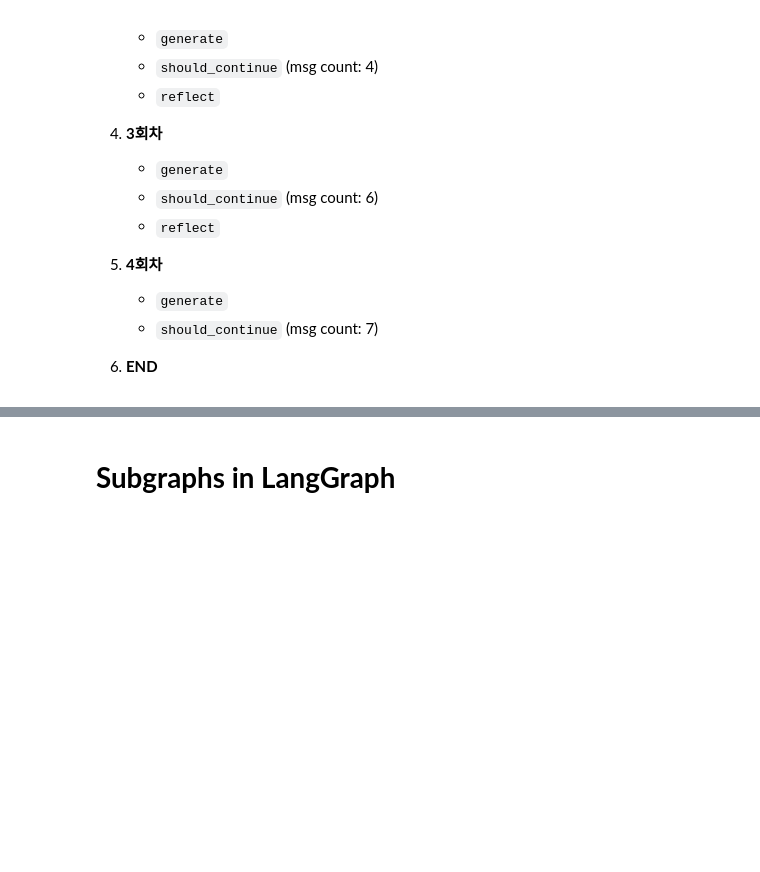
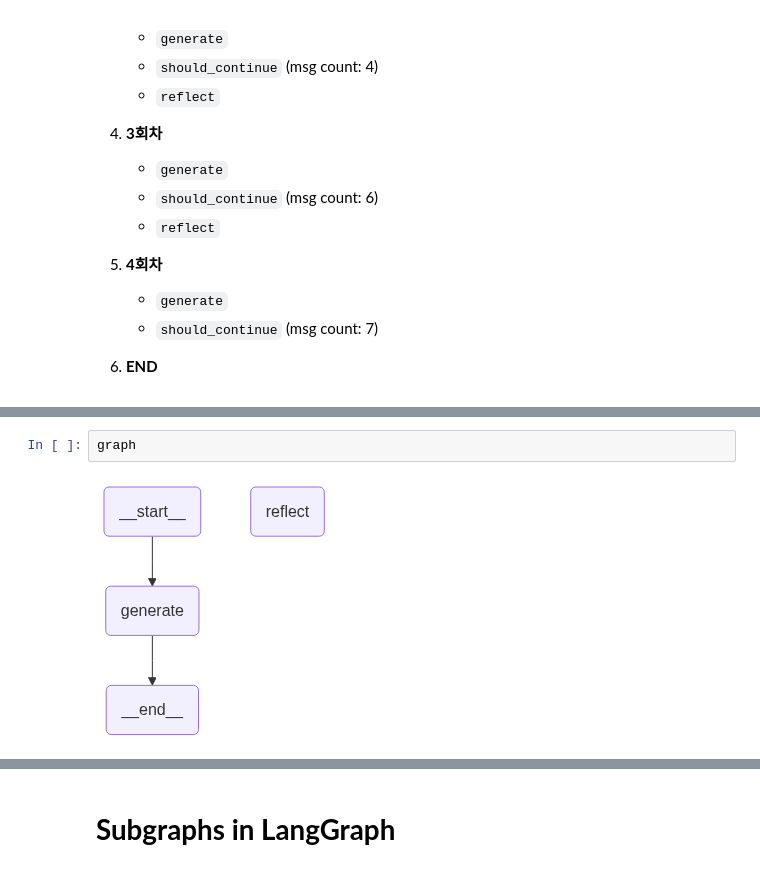
Before and after one commit to ancestor9/2026_Fall_Learning-Langchain-AI-Agent, a Jupyter notebook: CH7_Agent_II.ipynb, the cells around one changed output, grey strips where cells are left out. Drawn from its saved outputs; the diff is of its cells as text; blank space fills up the shorter version.

```diff
--- a/CH7_Agent_II.ipynb
+++ b/CH7_Agent_II.ipynb
@@ -143,3 +151,7 @@ New message: [{'type': 'text', 'text': 'Thank you again for all your support and
+# %%
+graph
+# %% [output]
+[figure, added]
 # %%
 generate_prompt
 # %% [output]
```
Also changed, not shown: parts of 9 cells of this notebook.
